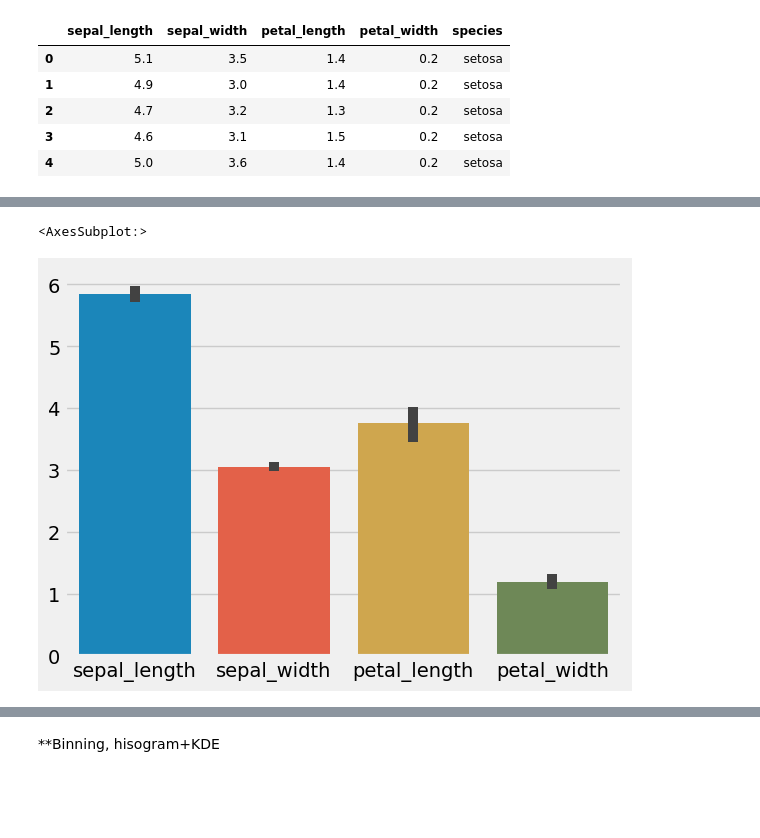
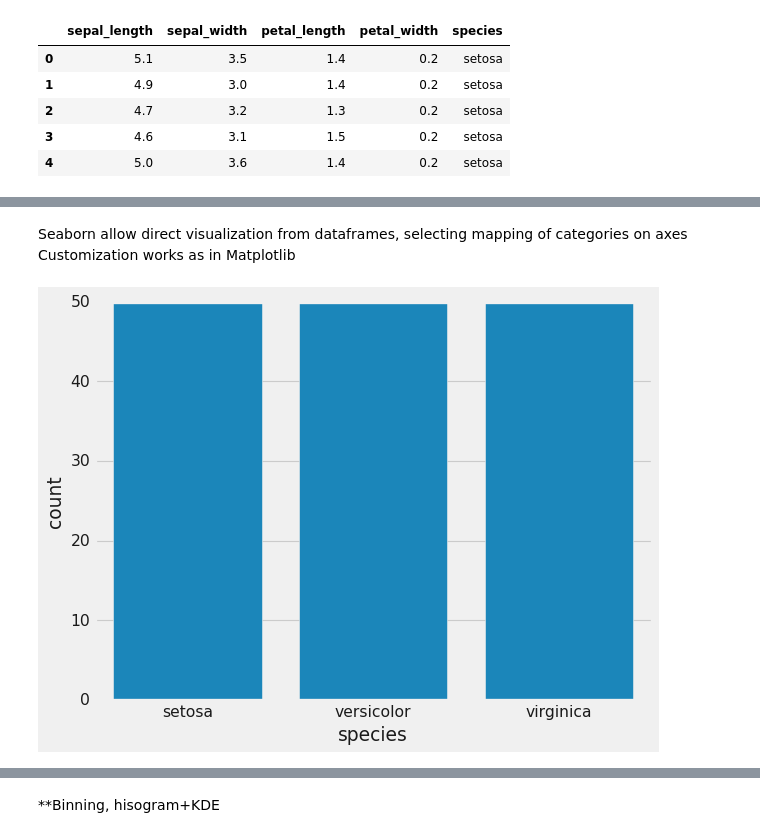
Before and after one commit to giach68/DataVis2627, a Jupyter notebook: Lab2/seaborn_statplot.ipynb, the cells around one changed output, grey strips where cells are left out. Saved outputs shown, nothing was run; the diff lists cells and outputs as text; code cells hidden in the pictures; blank space fills up the shorter version.

```diff
--- a/Lab2/seaborn_statplot.ipynb
+++ b/Lab2/seaborn_statplot.ipynb
@@ -50,6 +44,14 @@ plt.show()
-# %%
-sns.barplot( data=iris)
-#variables not specified
-# %% [output]
-<AxesSubplot:>
-[figure, removed]
+# %% [markdown]
+Seaborn allow direct visualization from dataframes, selecting mapping of categories on axes
+Customization works as in Matplotlib
+# %%
+plt.style.use('fivethirtyeight')
+#plt.style.use('classic')
+#plt.style.use('dark_background' )
+p=sns.countplot(x='species', data=iris)
+# p.set_title('Count of Species', fontsize=20)
+# p.set_xlabel('Species', fontsize=19)
+# p.set_ylabel('Count', fontsize=19)
+plt.show()
+# %% [output]
+[figure, added]
```
Also changed, not shown: parts of 34 cells of this notebook, 6 other files.
